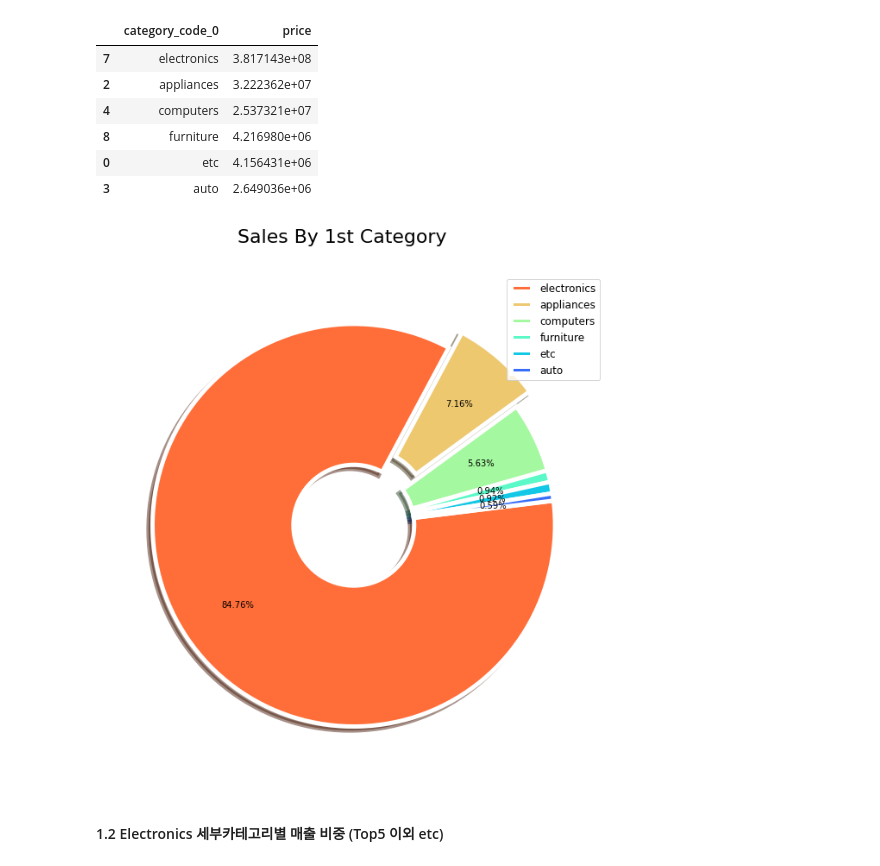
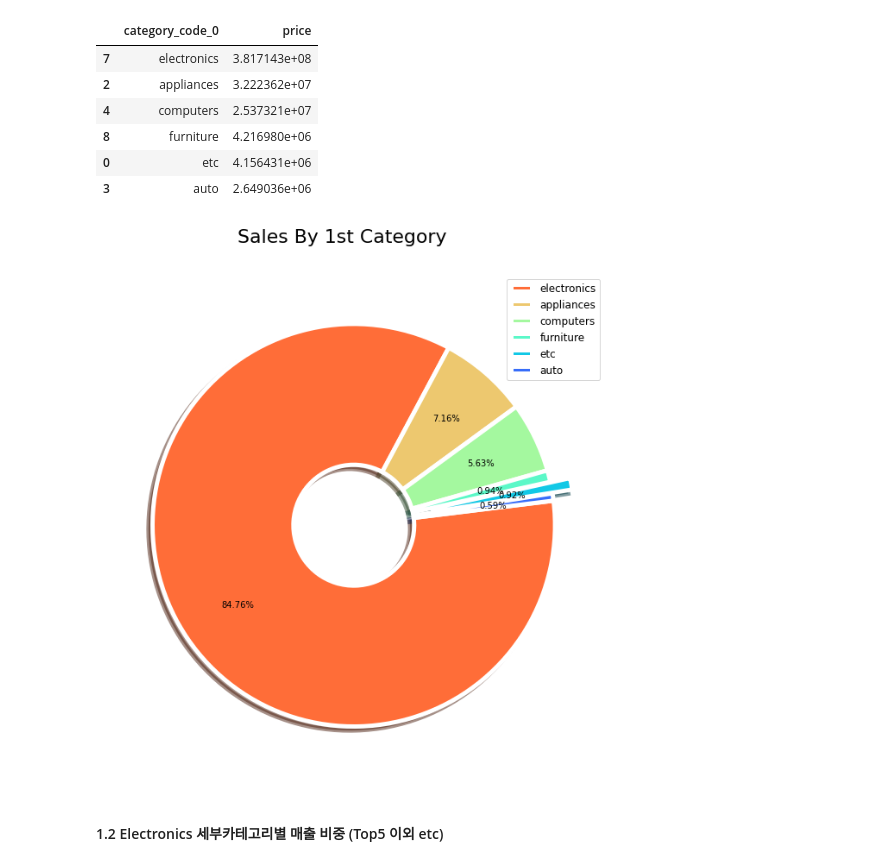
Before and after one commit to Sungpil3/Code_States_Project2, a Jupyter notebook: E-commerce_Analysis/To_ActionPlan.ipynb, the cells around one changed output. Saved outputs shown, nothing was run; the diff lists cells and outputs as text; code cells hidden in the pictures.

```diff
--- a/E-commerce_Analysis/To_ActionPlan.ipynb
+++ b/E-commerce_Analysis/To_ActionPlan.ipynb
@@ -53,30 +53,30 @@ See the caveats in the documentation: https://pandas.pydata.org/pandas-docs/stab
 # %%
 fig, ax = plt.subplots(1, 1, figsize=(15, 9))
 fig.suptitle('Sales By 1st Category', fontsize=22)
 fig.subplots_adjust(left=0.125, bottom=0., right=0.9, top=0.9, wspace=0.2, hspace=0.4)
 sns.axes_style(style='darkgrid')
 
 # 들어갈 라벨
 labels=df_category1_sales['category_code_0']
 
 # 특수한 파이를 돌출
-explode = [0,0.1, 0, 0, 0, 0]
+explode = [0,0 , 0, 0, 0.1 , 0]
 
 # 색설정 및 몇개 색이 필요한지 len값으로 설정
 colors = sns.color_palette('rainbow_r',len(df_category1_sales['category_code_0']))
 
 # 하얀색 테두리 그리기
 wedgeprops={'width': 0.7, 'edgecolor': 'w', 'linewidth': 5}
 
 # price에 대한 파이나누기(소숫점 둘째점까지 표현)
 plt.pie(df_category1_sales['price'], autopct = "%1.2f%%", pctdistance=0.7,
 startangle=7, counterclock=False, explode=explode, shadow=True, colors=colors, wedgeprops=wedgeprops)
 plt.legend(labels, fontsize = 12, loc = 'upper right')
 plt.show()
 
 del df_category1_sales
 # %% [output]
-[figure, old version]
+[figure, new version]
 # %% [markdown]
 #### 1.2 Electronics 세부카테고리별 매출 비중 (Top5 이외 etc)
 # %%
```
Also changed, not shown: parts of 12 cells of this notebook.
